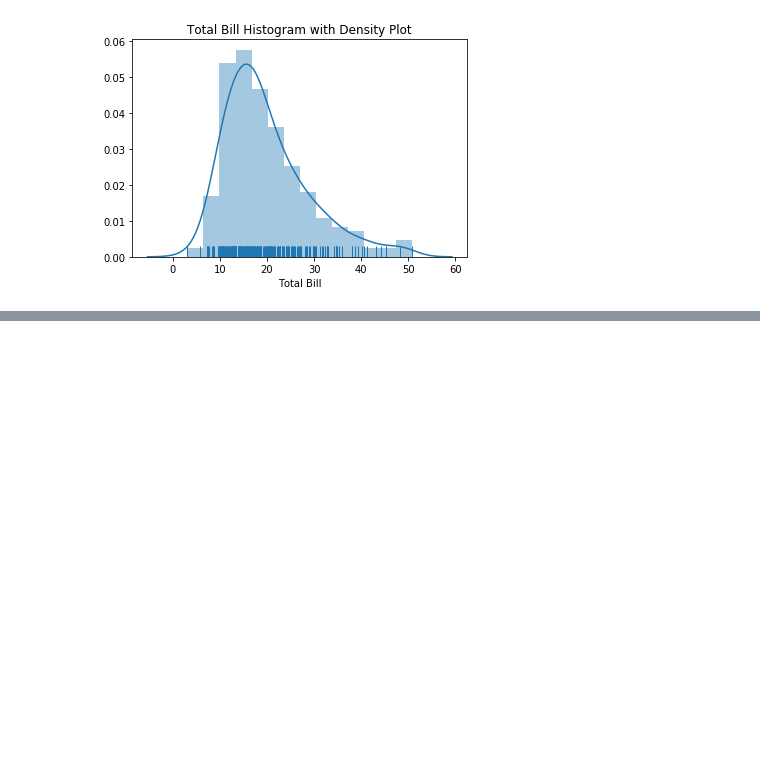
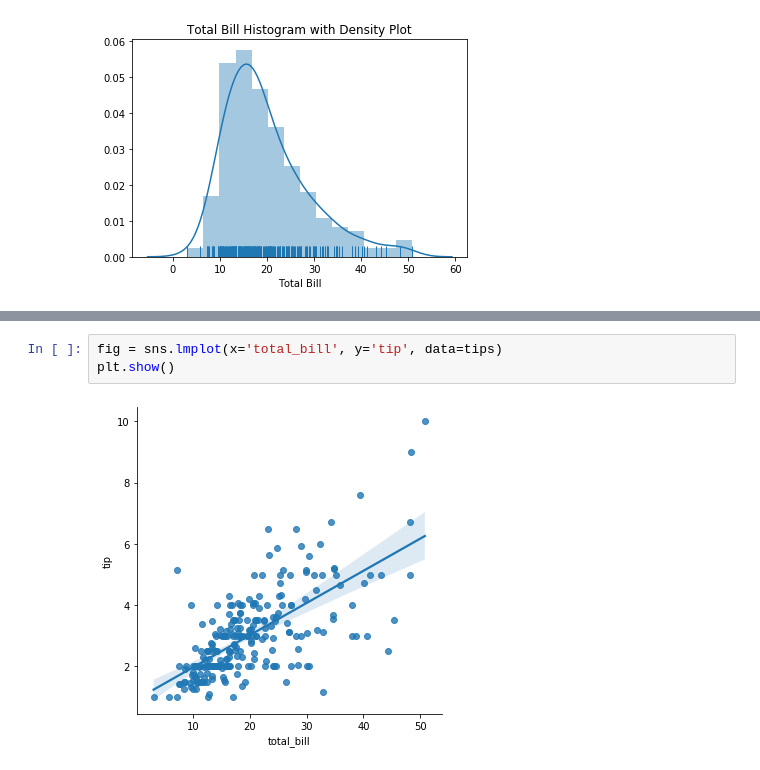
Before and after one commit to DeepikaSampangi/python_ds_pkgs, a Jupyter notebook: Pandas/Pandas - Plotting.ipynb, the cells around one changed output, grey strips where cells are left out. Drawn from its saved outputs; the diff is of its cells as text; blank space fills up the shorter version.

```diff
--- a/Pandas/Pandas - Plotting.ipynb
+++ b/Pandas/Pandas - Plotting.ipynb
@@ -224,0 +252,5 @@ plt.show()
+# %%
+fig = sns.lmplot(x='total_bill', y='tip', data=tips)
+plt.show()
+# %% [output]
+[figure, added]
```
Also changed, not shown: parts of 13 cells of this notebook.
